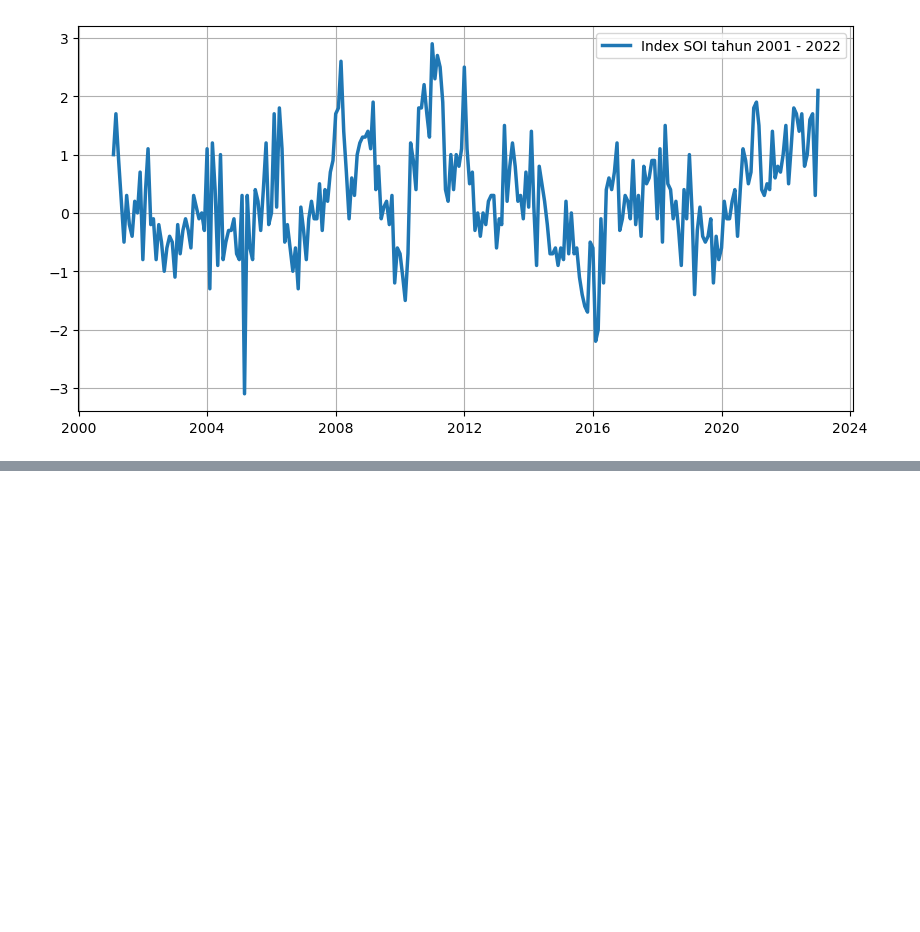
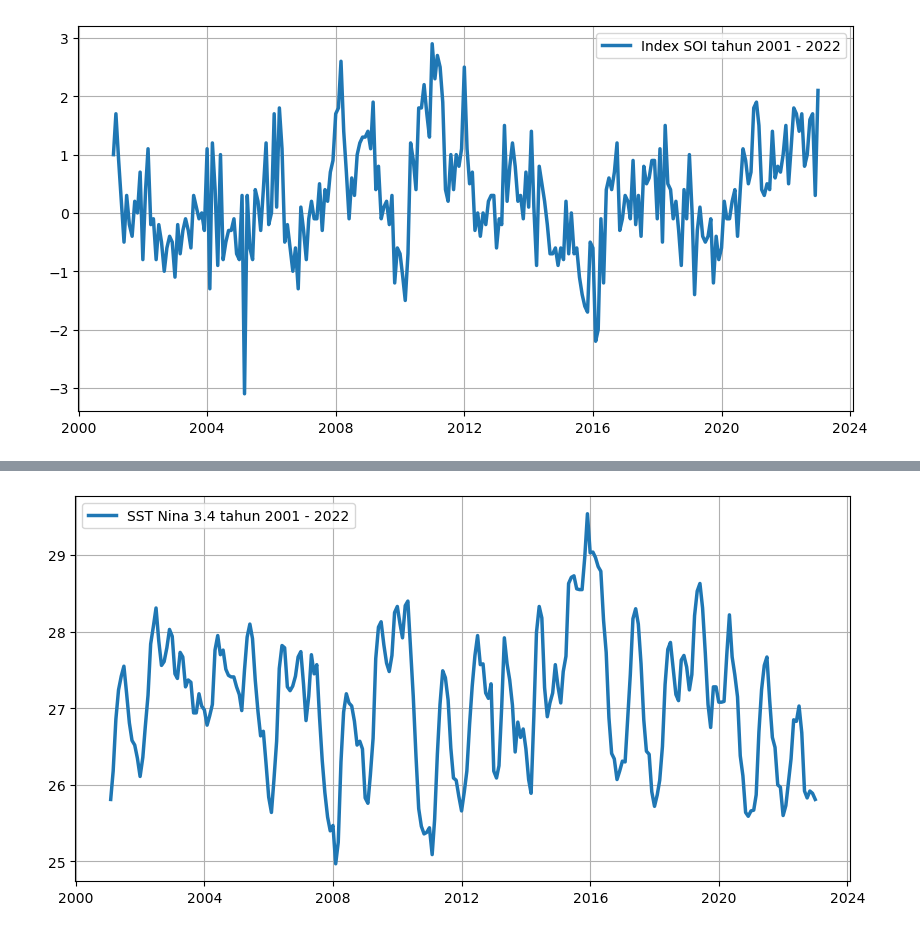
Before and after one commit to kusin/2024_BOPTN_Hopsot, a Jupyter notebook: source-code/praproses_hotspot.ipynb, the cells around one changed output, grey strips where cells are left out. Cells and saved outputs as stored; diff of their text form; code cells hidden in the pictures; blank space fills up the shorter version.

```diff
--- a/source-code/praproses_hotspot.ipynb
+++ b/source-code/praproses_hotspot.ipynb
@@ -121,0 +143,4 @@ plot_time_series(soi["date"], soi["standard"], "Index SOI tahun 2001 - 2022", ""
+# %%
+plot_time_series(sst["date"], sst["standard"], "SST Nina 3.4 tahun 2001 - 2022", "")
+# %% [output]
+[figure, added]
```
Also changed, not shown: parts of 4 cells of this notebook, 3 other files.
